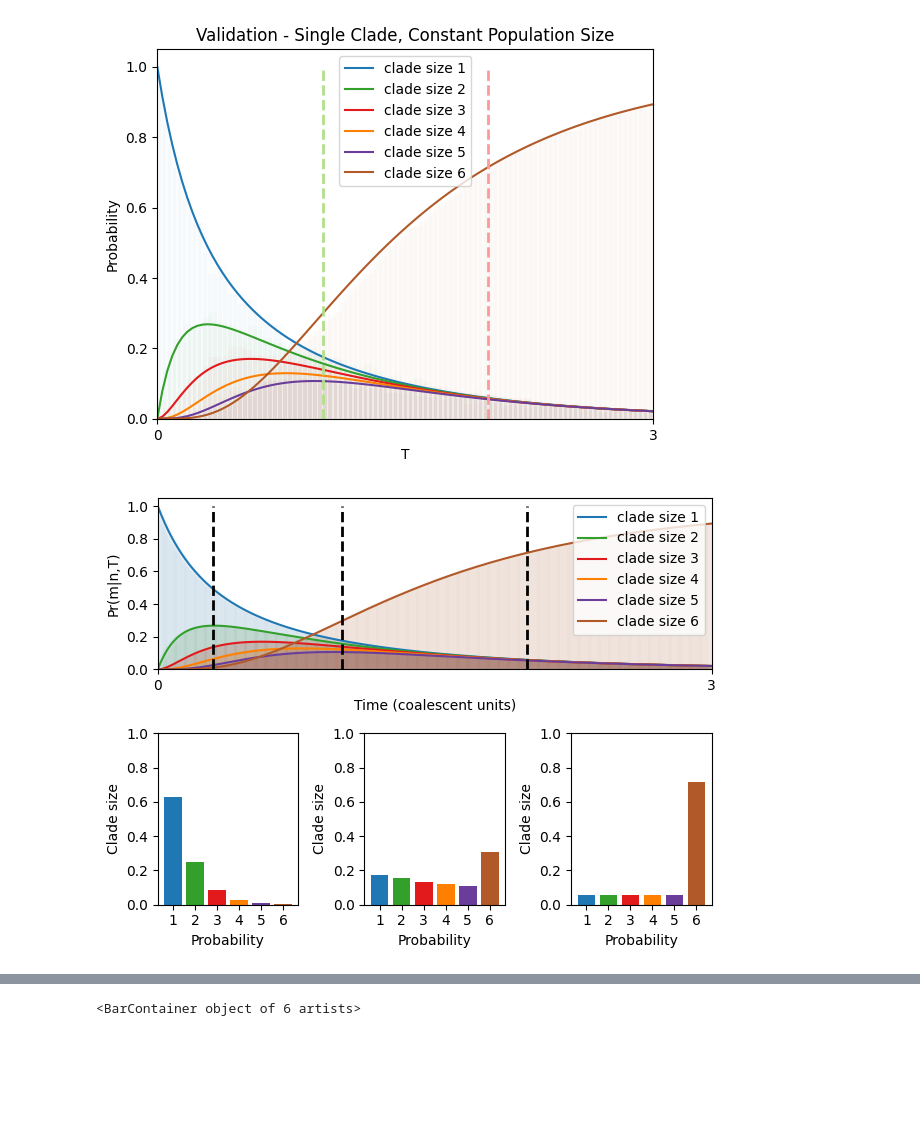
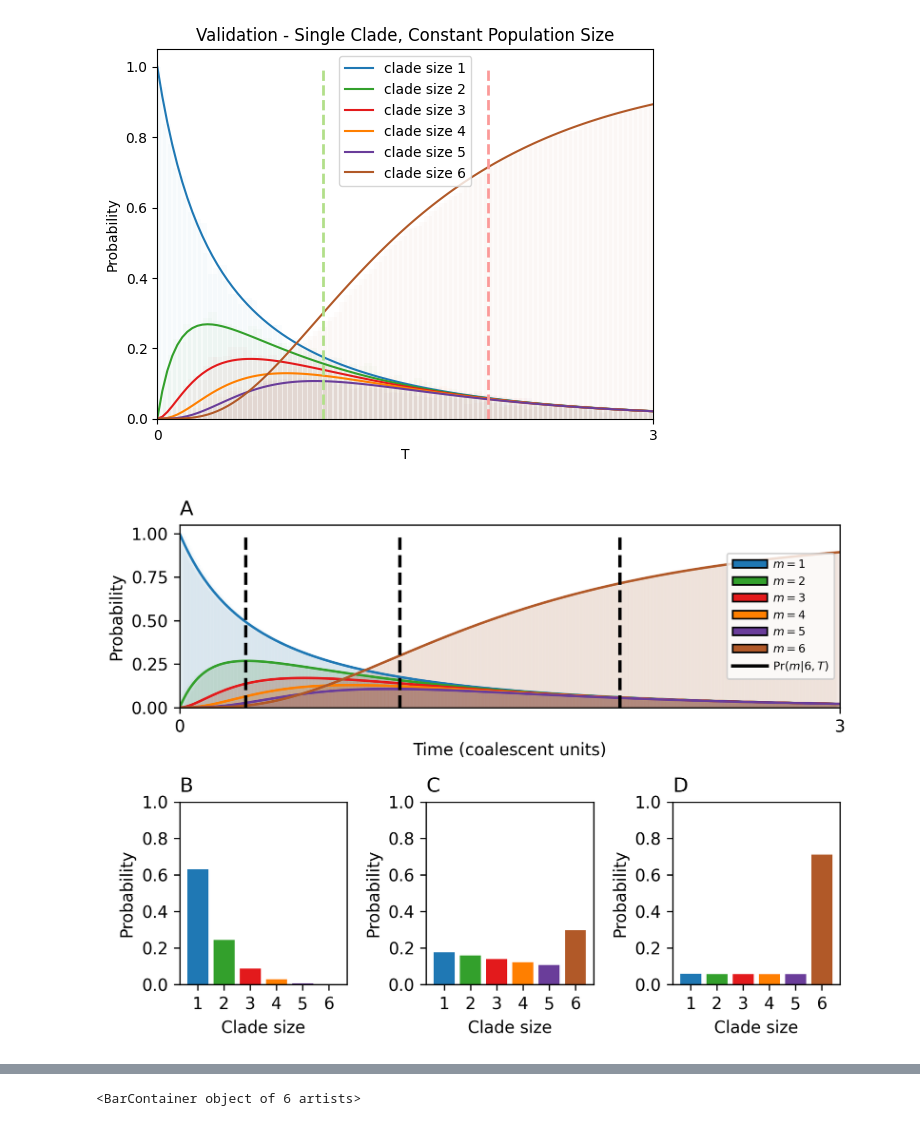
Before and after one commit to Yexuan-Song/Clustering, a Jupyter notebook: coalescent_cleaned_code.ipynb, the cells around one changed output, grey strips where cells are left out. Drawn from its saved outputs; the diff is of its cells as text; code cells hidden in the pictures; blank space fills up the shorter version.

```diff
--- a/coalescent_cleaned_code.ipynb
+++ b/coalescent_cleaned_code.ipynb
@@ -455,10 +440,5 @@ def desire_partitions(m,k,l,pre=[]):
     #print(all_less)
     if all_less:
       yield i
-
-m = 3
-k = 3
-for jj in desire_partitions(m,k,[1,2,2]):
-  print(jj)
 # %% [output]
 [1, 1, 1]
@@ -727,13 +1013,13 @@ def sim_multiple_clade(m,l,times,maxt,inc):
 #check the closed form solution for finding a clade is correct (Single clade size done)
 palette = sns.color_palette("Paired")
 
-tt=sim(6,50000,3,500)
+tt=sim(6,1000,3,100)
 c=convert_bar(tt)
 gap = 1
 ax = plt.gca()
 for i, row in enumerate(c):
-  t_list = np.linspace(0,3,500)
-  plt.bar(t_list, list(map(lambda x: x/50000, row)),color=palette[i*2+1],
+  t_list = np.linspace(0,3,100)
+  plt.bar(t_list, list(map(lambda x: x/1000, row)),color=palette[i*2+1],
     width = 0.05,alpha=0.02)
 my_xticks = ax.get_xticks()
 plt.xlim(0,3)
@@ -741,7 +1027,7 @@ plt.xticks([my_xticks[1], my_xticks[-2]], visible=True, rotation="horizontal")
 
 
 n=6
-xlist=np.linspace(0,3,500)
+xlist=np.linspace(0,3,100)
 ylist=[joint_pro(n,[1],t) for t in xlist]
 line1,=plt.plot(xlist,ylist,color=palette[1],label='clade size 1')
 ylist=[joint_pro(n,[2],t) for t in xlist]
@@ -759,5 +1045,5 @@ plt.ylabel("Probability")
 plt.title("Validation - Single Clade, Constant Population Size")
 plt.legend(handles=[line1,line2,line3,line4,line5,line6])
 #plt.show()
-plt.savefig('validation_single_clade.png')
+#plt.savefig('validation_single_clade.png')
 # %% [output]
@@ -844,44 +1130,65 @@ plt.vlines(x=0.3, ymin=0, ymax=1, color='black', ls='--', lw=2)
 plt.vlines(x=1, ymin=0, ymax=1, color='black', ls='--', lw=2)
 plt.vlines(x=2, ymin=0, ymax=1, color='black', ls='--', lw=2)
 
+color_legend_elements = [
+    Patch(facecolor=palette[1], edgecolor='black', label='$m=1$'),
+    Patch(facecolor=palette[3], edgecolor='black', label='$m=2$'),
+    Patch(facecolor=palette[5], edgecolor='black', label='$m=3$'),
+    Patch(facecolor=palette[7], edgecolor='black', label='$m=4$'),
+    Patch(facecolor=palette[9], edgecolor='black', label='$m=5$'),
+    Patch(facecolor=palette[11], edgecolor='black', label='$m=6$'),
+    Line2D([0], [0], color='black', lw=2, linestyle='-', label=r'Pr$(m|6,T)$'),
+]
+
+plt.legend(handles=color_legend_elements, loc='center right',title_fontsize='small', fontsize='x-small', borderpad=0.5,
+                         handletextpad=0.5, handlelength=3)
+
+
+
+
 plt.xlabel("Time (coalescent units)")
-plt.ylabel("Pr(m|n,T)")
-#plt.title("Validation - Single Clade, Constant Population Size")
-plt.legend(handles=[line1,line2,line3,line4,line5,line6],loc = 'upper right')
+plt.ylabel("Probability")
+plt.title("A",loc='left')
+#plt.legend(handles=[line1,line2,line3,line4,line5,line6],loc = 'upper right')
 #plt.show()
 #plt.savefig('validation_single_clade.png')
 
 plt.subplot(2, 3, 4)
 tt1 = t_list.tolist()
 #val=tt1.index(1.00400802)
 plt.bar(np.arange(len(tt[30])) , list(map(lambda x: x/50000,tt[30]))
 ,color=(palette[1],palette[3],palette[5],palette[7],palette[9],palette[11]))
 plt.ylim([0, 1])
 plt.xticks([0,1,2,3,4,5], [1,2,3,4,5,6])
-plt.xlabel("Probability")
-plt.ylabel("Clade size")
+plt.xlabel("Clade size")
+plt.ylabel("Probability")
+plt.title("B",loc='left')
+
 
 plt.subplot(2, 3, 5)
 tt1 = t_list.tolist()
 #val=tt1.index(1.00400802)
 plt.bar(np.arange(len(tt[167])) , list(map(lambda x: x/50000,tt[167]))
 ,color=(palette[1],palette[3],palette[5],palette[7],palette[9],palette[11]))
 plt.ylim([0, 1])
 plt.xticks([0,1,2,3,4,5], [1,2,3,4,5,6])
 
-plt.xlabel("Probability")
-plt.ylabel("Clade size")
+plt.xlabel("Clade size")
+plt.ylabel("Probability")
+plt.title("C",loc='left')
+
 
 plt.subplot(2, 3, 6)
 plt.bar(np.arange(len(tt[333])) , list(map(lambda x: x/50000,tt[333]))
 ,color=(palette[1],palette[3],palette[5],palette[7],palette[9],palette[11]))
 plt.ylim([0, 1])
 plt.xticks([0,1,2,3,4,5], [1,2,3,4,5,6])
-plt.xlabel("Probability")
-plt.ylabel("Clade size")
+plt.xlabel("Clade size")
+plt.ylabel("Probability")
+plt.title("D",loc='left')
 
 plt.tight_layout()
 
 plt.savefig('validation_single_clade.png')
 # %% [output]
-[figure, old version]
+[figure, new version]
```
Also changed, not shown: parts of 39 cells of this notebook.
